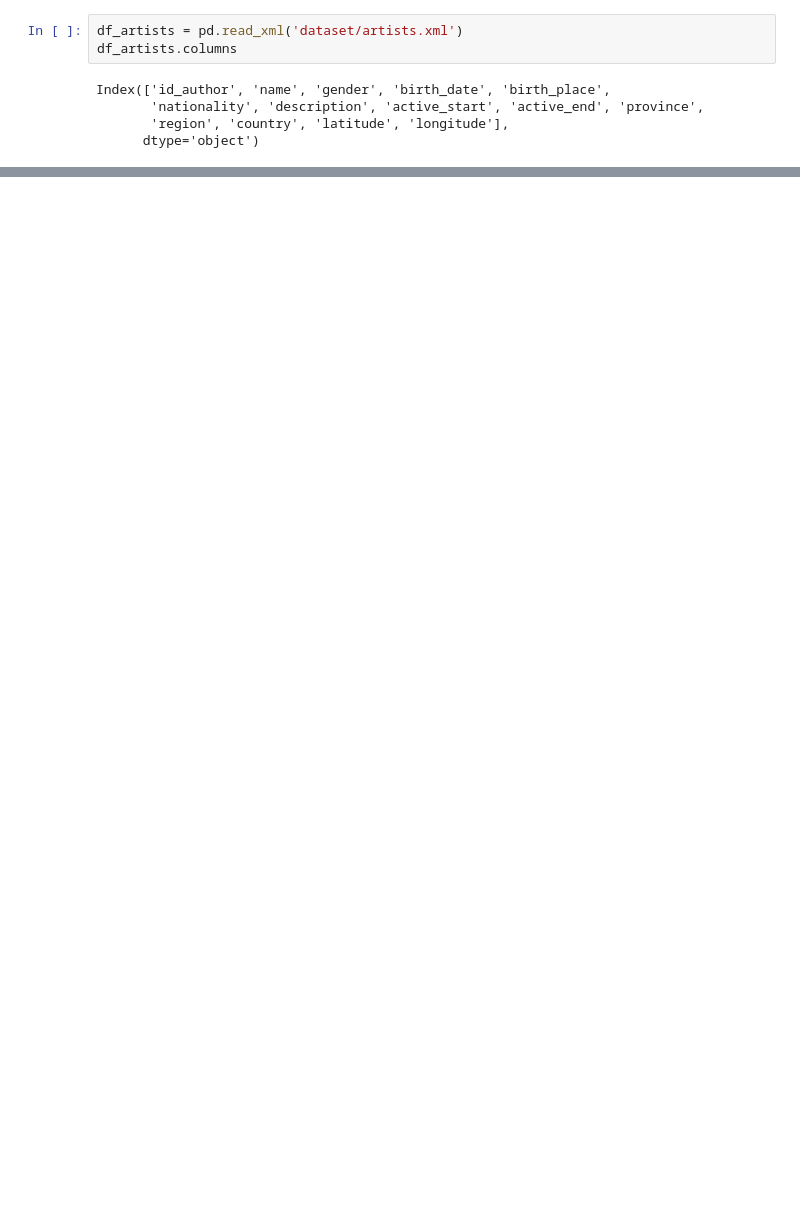
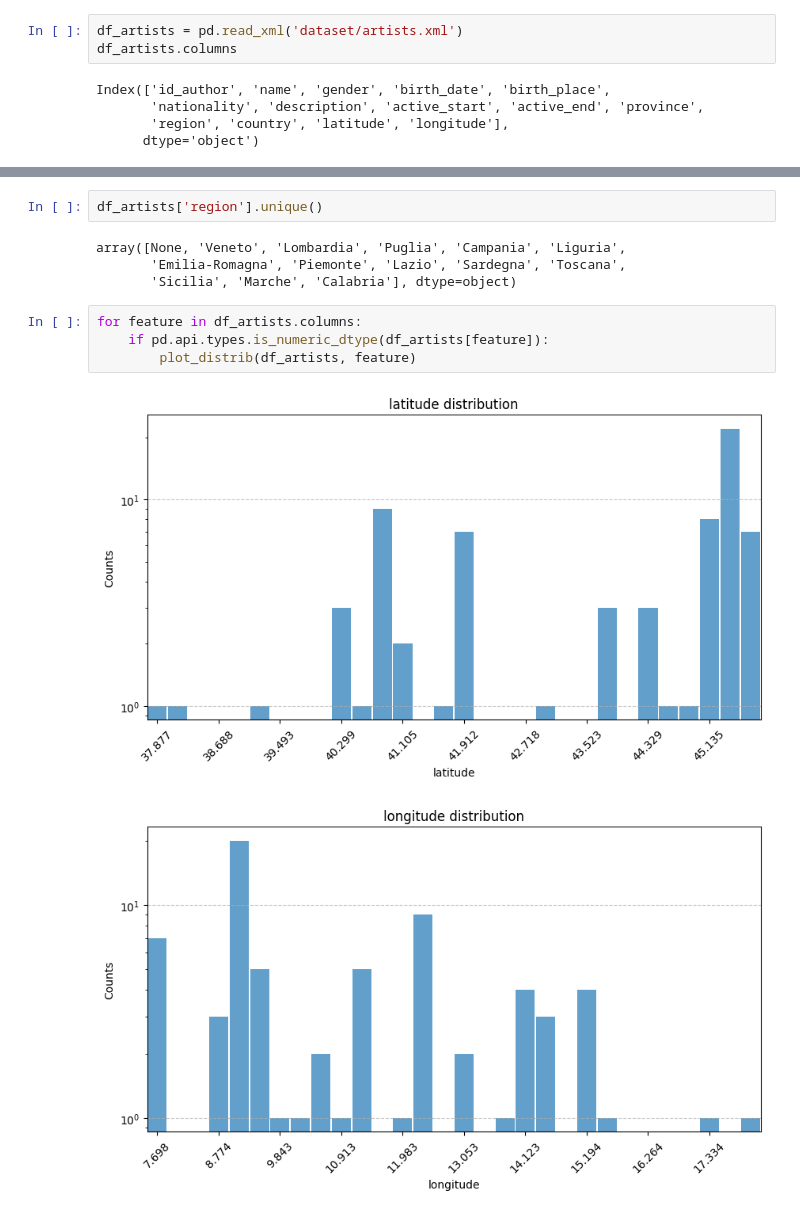
Before and after one commit to ChefBB/dss_lab_project, a Jupyter notebook: understanding.ipynb, the cells around one changed output, grey strips where cells are left out. Saved outputs shown, nothing was run; the diff lists cells and outputs as text; blank space fills up the shorter version.

```diff
--- a/understanding.ipynb
+++ b/understanding.ipynb
@@ -23,0 +74,13 @@ Index(['id_author', 'name', 'gender', 'birth_date', 'birth_place',
+# %%
+df_artists['region'].unique()
+# %% [output]
+array([None, 'Veneto', 'Lombardia', 'Puglia', 'Campania', 'Liguria',
+       'Emilia-Romagna', 'Piemonte', 'Lazio', 'Sardegna', 'Toscana',
+       'Sicilia', 'Marche', 'Calabria'], dtype=object)
+# %%
+for feature in df_artists.columns:
+    if pd.api.types.is_numeric_dtype(df_artists[feature]):
+        plot_distrib(df_artists, feature)
+# %% [output]
+[figure, added]
+[figure, added]
```
Also changed, not shown: parts of 4 cells of this notebook.
